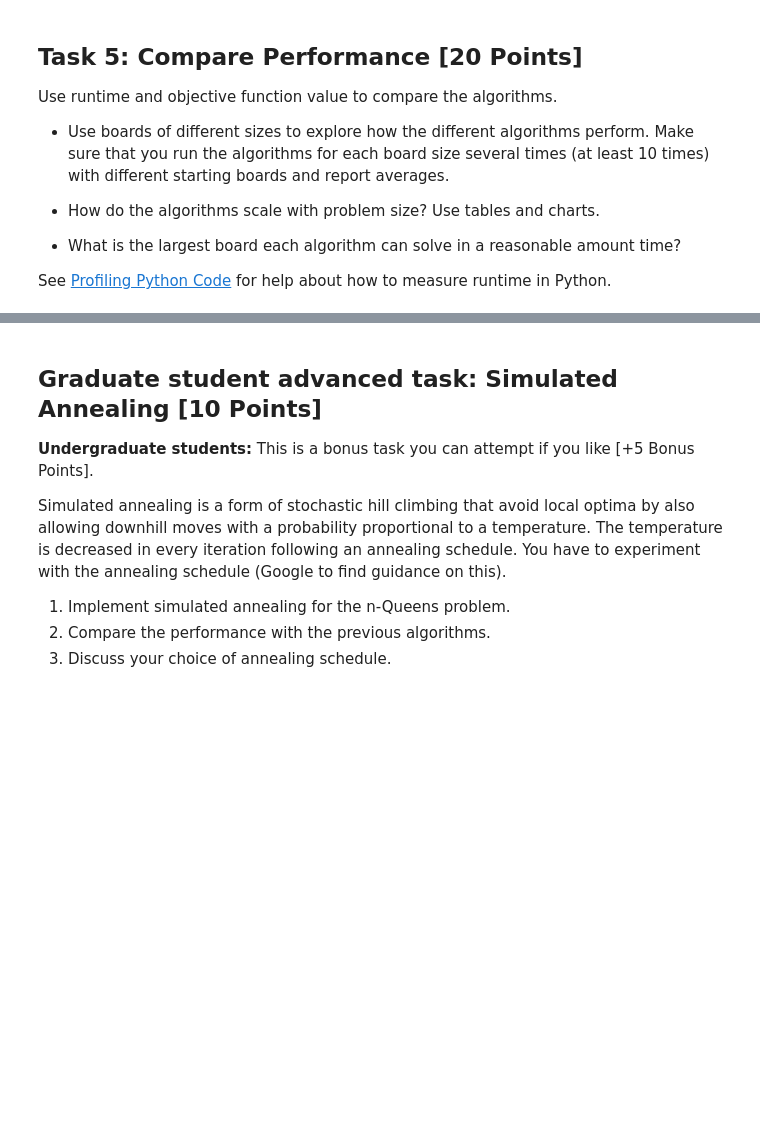
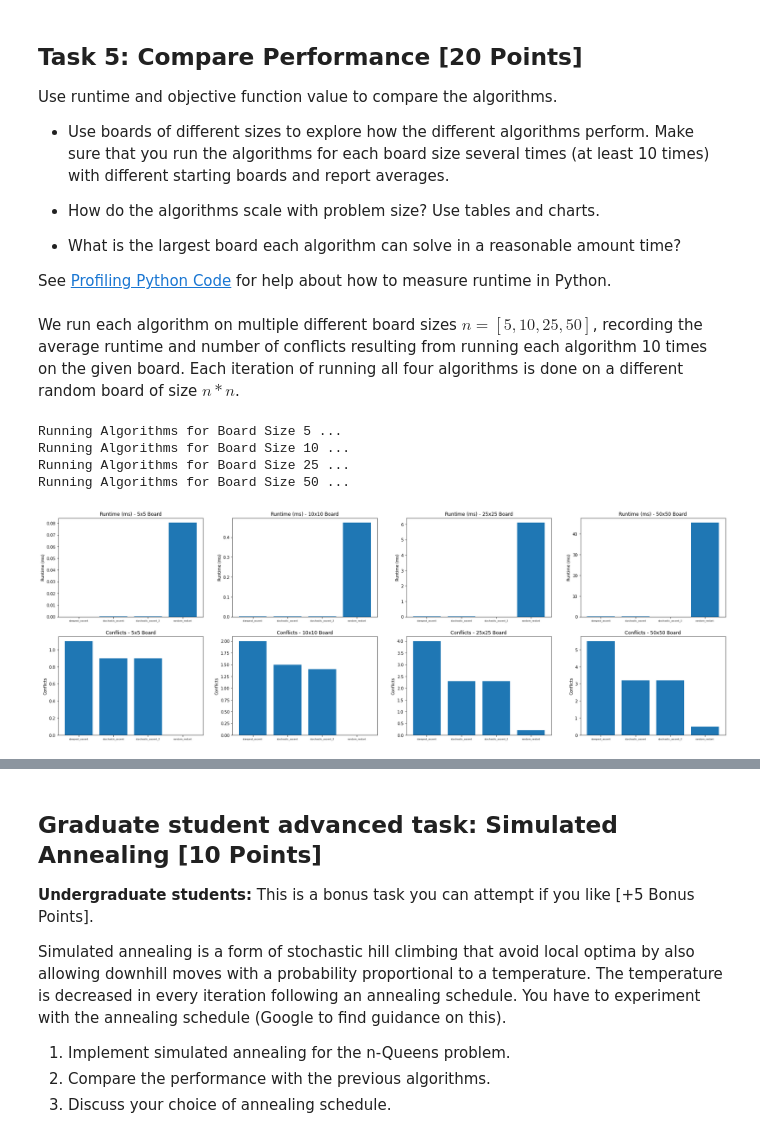
Before and after one commit to mplennon617/CS7320-AI, a Jupyter notebook: Local_Search/n_queens.ipynb, the cells around one changed output, grey strips where cells are left out. Drawn from its saved outputs; the diff is of its cells as text; code cells hidden in the pictures; blank space fills up the shorter version.

```diff
--- a/Local_Search/n_queens.ipynb
+++ b/Local_Search/n_queens.ipynb
@@ -362,0 +562,69 @@ See [Profiling Python Code](../Python_Code_Examples/profiling_code.ipynb) for he
+# %% [markdown]
+We run each algorithm on multiple different board sizes $n=[5,10,25,50]$, recording the average runtime and number of conflicts resulting from running each algorithm 10 times on the given board. Each iteration of running all four algorithms is done on a different random board of size $n*n$.
+# %%
+import matplotlib.pyplot as plt
+import time
+
+board_sizes = [5,10,25,50]
+local_search_algos = [steepest_ascent,stochastic_ascent,stochastic_ascent_2,random_restart]
+metrics_names = ["Runtime","Objective Function Value"]
+
+NUM_BOARD_SIZES = len(board_sizes)
+NUM_SEARCH_ALGOS = len(local_search_algos)
+NUM_METRICS = len(metrics_names)
+
+#           Size 5      Size 10     ...
+# Runtime   (Algos)     (Algos)
+# Obj.Fnc.
+#
+
+fig, axs = plt.subplots(NUM_METRICS, NUM_BOARD_SIZES)
+fig.set_size_inches(30,10)
+
+for i in range(NUM_BOARD_SIZES):
+
+    print("Running Algorithms for Board Size",board_sizes[i],"...")
+
+    # Keep track of timing and number of conflicts for each algo.
+    times = [0] * NUM_SEARCH_ALGOS
+    num_conflicts = [0] * NUM_SEARCH_ALGOS
+
+    # Run each algo on 10 different random boards.
+    for x in range(10):
+
+        # Create a random board for each algo to run on.
+        BOARD_SIZE = board_sizes[i]
+        board = random_board(BOARD_SIZE)
+        boards = {}
+
+        # Run each algo on the given board. Record time and conflicts for each.
+        for j in range(NUM_SEARCH_ALGOS):
+            curr_board = board
+            t_i = time.time()
+            boards[local_search_algos[j].__name__] = local_search_algos[j](curr_board)
+            t_f = time.time()
+
+            times[j] += t_f - t_i
+            num_conflicts[j] += conflicts(boards[local_search_algos[j].__name__])
+
+    # Divide each result by 10 to take average.
+    for j in range(NUM_SEARCH_ALGOS):
+        times[j] /= 10
+        num_conflicts[j] /= 10
+
+    # Plot the results.
+    plt.rc('xtick',labelsize=6)
+
+    axs[0,i].bar(boards.keys(), times)
+    axs[0,i].set_title("Runtime (ms) - "+str(BOARD_SIZE)+"x"+str(BOARD_SIZE)+" Board")
+    axs[0,i].set_ylabel("Runtime (ms)")
+
+    axs[1,i].bar(boards.keys(), num_conflicts)
+    axs[1,i].set_title("Conflicts - "+str(BOARD_SIZE)+"x"+str(BOARD_SIZE)+" Board")
+    axs[1,i].set_ylabel("Conflicts")
+# %% [output]
+Running Algorithms for Board Size 5 ...
+Running Algorithms for Board Size 10 ...
+Running Algorithms for Board Size 25 ...
+Running Algorithms for Board Size 50 ...
+[figure, added]
```
Also changed, not shown: parts of 13 cells of this notebook.
